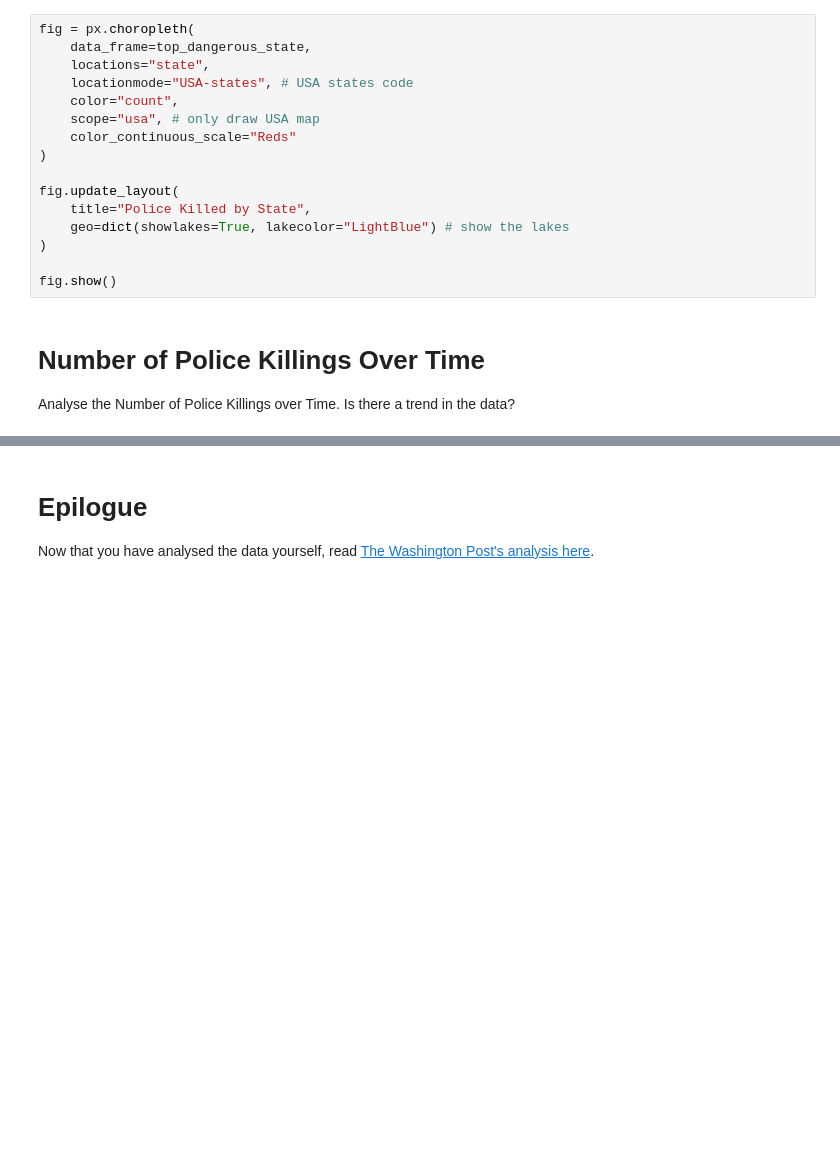
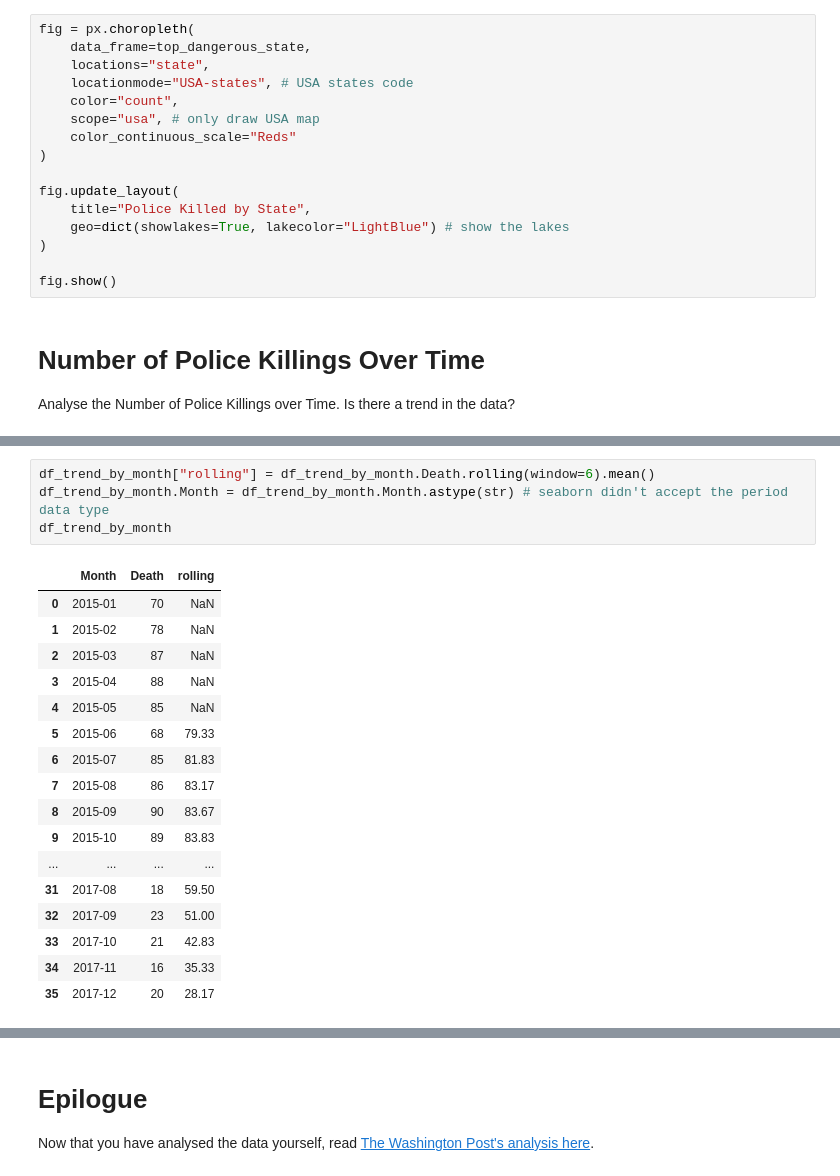
Before and after one commit to chgwyellow/Death-involving-Police-in-the-USA, a Jupyter notebook: Fatal_Force.ipynb, the cells around one changed output, grey strips where cells are left out. Drawn from its saved outputs; the diff is of its cells as text; blank space fills up the shorter version.

```diff
--- a/Fatal_Force.ipynb
+++ b/Fatal_Force.ipynb
@@ -729,0 +769,22 @@ Analyse the Number of Police Killings over Time. Is there a trend in the data?
+# %%
+df_trend_by_month["rolling"] = df_trend_by_month.Death.rolling(window=6).mean()
+df_trend_by_month.Month = df_trend_by_month.Month.astype(str) # seaborn didn't accept the period data type
+df_trend_by_month
+# %% [output]
+|  | Month | Death | rolling |
+| 0 | 2015-01 | 70 | NaN |
+| 1 | 2015-02 | 78 | NaN |
+| 2 | 2015-03 | 87 | NaN |
+| 3 | 2015-04 | 88 | NaN |
+| 4 | 2015-05 | 85 | NaN |
+| 5 | 2015-06 | 68 | 79.33 |
+| 6 | 2015-07 | 85 | 81.83 |
+| 7 | 2015-08 | 86 | 83.17 |
+| 8 | 2015-09 | 90 | 83.67 |
+| 9 | 2015-10 | 89 | 83.83 |
+| ... | ... | ... | ... |
+| 31 | 2017-08 | 18 | 59.50 |
+| 32 | 2017-09 | 23 | 51.00 |
+| 33 | 2017-10 | 21 | 42.83 |
+| 34 | 2017-11 | 16 | 35.33 |
+| 35 | 2017-12 | 20 | 28.17 |
```
Also changed, not shown: parts of 5 cells of this notebook.
